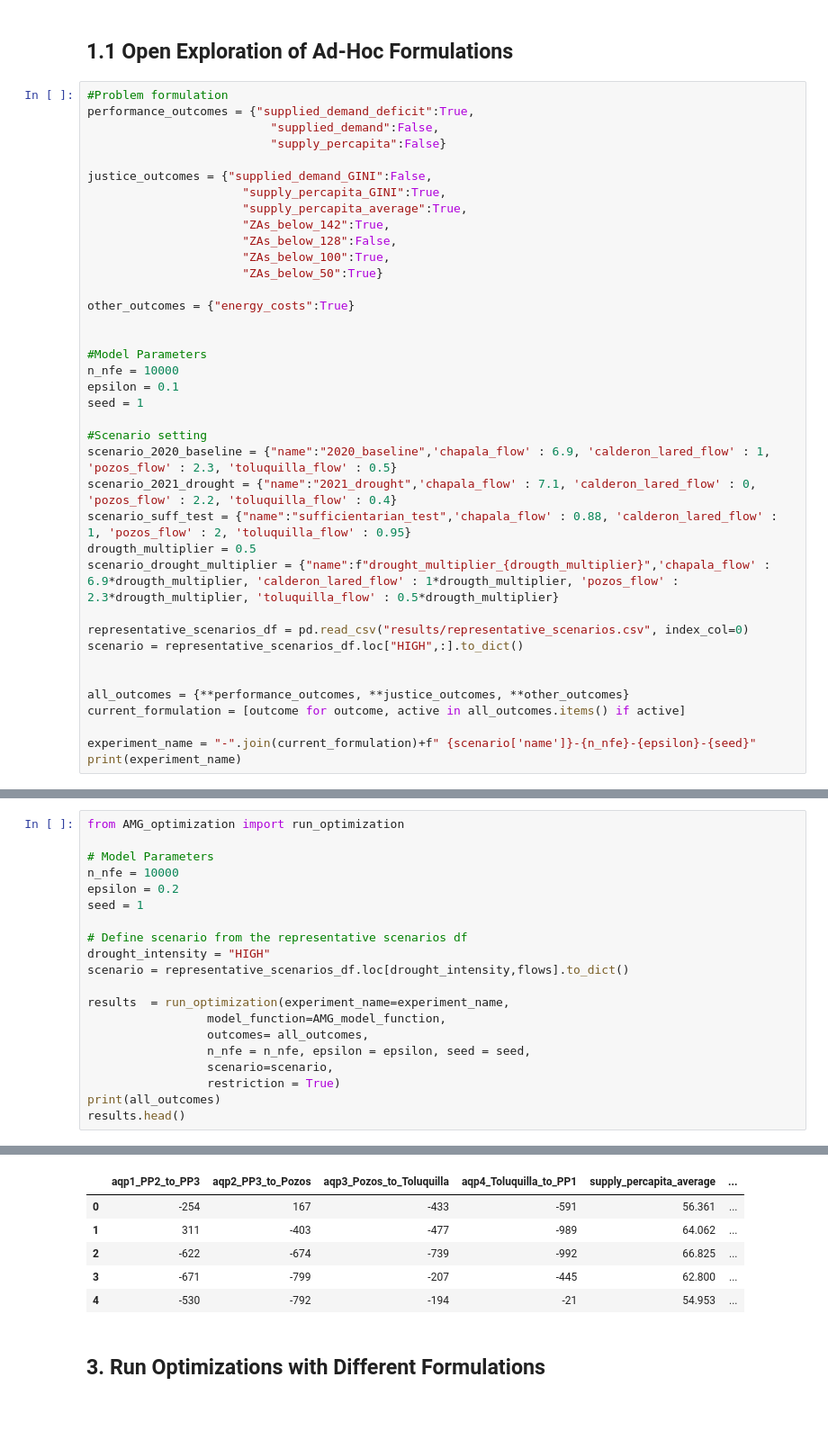
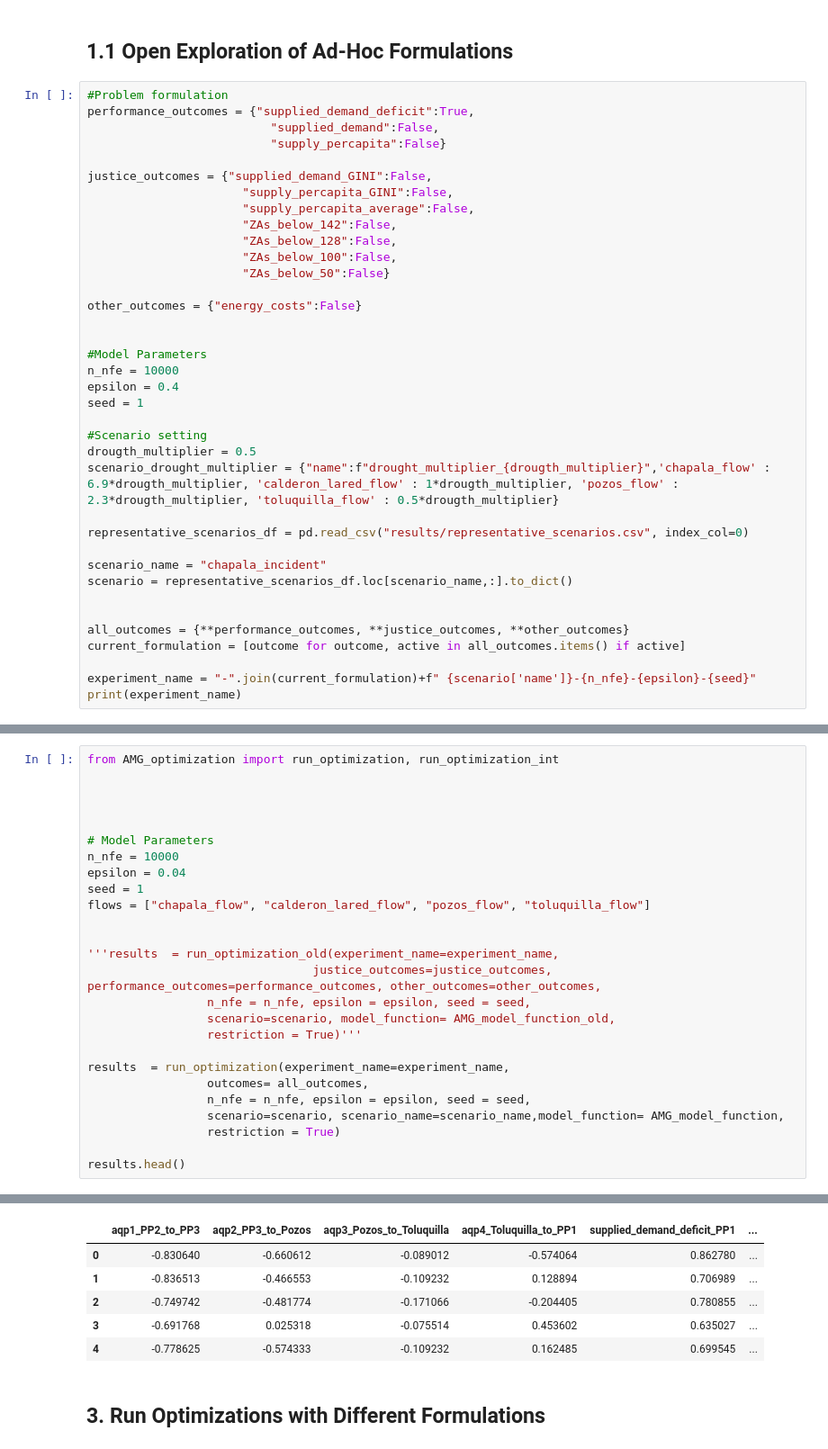
Before and after one commit to arielgoldin/GDL_Aquapheric_Policies, a Jupyter notebook: 2_optimization_formulations.ipynb, the cells around one changed output, grey strips where cells are left out. Shown at 90% size. Cells and saved outputs as stored; diff of their text form; blank space fills up the shorter version.

```diff
--- a/2_optimization_formulations.ipynb
+++ b/2_optimization_formulations.ipynb
@@ -118,30 +43,29 @@ performance_outcomes = {"supplied_demand_deficit":True,
                           "supply_percapita":False}
 
 justice_outcomes = {"supplied_demand_GINI":False,
-                      "supply_percapita_GINI":True,
-                      "supply_percapita_average":True,
-                      "ZAs_below_142":True,
+                      "supply_percapita_GINI":False,
+                      "supply_percapita_average":False,
+                      "ZAs_below_142":False,
                       "ZAs_below_128":False,
-                      "ZAs_below_100":True,
-                      "ZAs_below_50":True}
+                      "ZAs_below_100":False,
+                      "ZAs_below_50":False}
 
-other_outcomes = {"energy_costs":True}
+other_outcomes = {"energy_costs":False}
 
 
 #Model Parameters
 n_nfe = 10000
-epsilon = 0.1
+epsilon = 0.4
 seed = 1
 
 #Scenario setting
-scenario_2020_baseline = {"name":"2020_baseline",'chapala_flow' : 6.9, 'calderon_lared_flow' : 1, 'pozos_flow' : 2.3, 'toluquilla_flow' : 0.5}
-scenario_2021_drought = {"name":"2021_drought",'chapala_flow' : 7.1, 'calderon_lared_flow' : 0, 'pozos_flow' : 2.2, 'toluquilla_flow' : 0.4}
-scenario_suff_test = {"name":"sufficientarian_test",'chapala_flow' : 0.88, 'calderon_lared_flow' : 1, 'pozos_flow' : 2, 'toluquilla_flow' : 0.95}
 drougth_multiplier = 0.5
 scenario_drought_multiplier = {"name":f"drought_multiplier_{drougth_multiplier}",'chapala_flow' : 6.9*drougth_multiplier, 'calderon_lared_flow' : 1*drougth_multiplier, 'pozos_flow' : 2.3*drougth_multiplier, 'toluquilla_flow' : 0.5*drougth_multiplier}
 
 representative_scenarios_df = pd.read_csv("results/representative_scenarios.csv", index_col=0)
-scenario = representative_scenarios_df.loc["HIGH",:].to_dict()
+
+scenario_name = "chapala_incident"
+scenario = representative_scenarios_df.loc[scenario_name,:].to_dict()
 
 
 all_outcomes = {**performance_outcomes, **justice_outcomes, **other_outcomes}
@@ -162,21 +86,27 @@ scenario
 # %%
-from AMG_optimization import run_optimization
+from AMG_optimization import run_optimization, run_optimization_int
+
+
+
 
 # Model Parameters
 n_nfe = 10000
-epsilon = 0.2
+epsilon = 0.04
 seed = 1
+flows = ["chapala_flow", "calderon_lared_flow", "pozos_flow", "toluquilla_flow"]
 
-# Define scenario from the representative scenarios df
-drought_intensity = "HIGH"
-scenario = representative_scenarios_df.loc[drought_intensity,flows].to_dict()
+
+'''results  = run_optimization_old(experiment_name=experiment_name,
+                                justice_outcomes=justice_outcomes, performance_outcomes=performance_outcomes, other_outcomes=other_outcomes,
+                 n_nfe = n_nfe, epsilon = epsilon, seed = seed,
+                 scenario=scenario, model_function= AMG_model_function_old,
+                 restriction = True)'''
 
 results  = run_optimization(experiment_name=experiment_name,
-                 model_function=AMG_model_function,
                  outcomes= all_outcomes,
                  n_nfe = n_nfe, epsilon = epsilon, seed = seed,
-                 scenario=scenario,
+                 scenario=scenario, scenario_name=scenario_name,model_function= AMG_model_function,
                  restriction = True)
-print(all_outcomes)
+
 results.head()
 # %% [output]
@@ -187,9 +118,9 @@ results.head()
-|  | aqp1_PP2_to_PP3 | aqp2_PP3_to_Pozos | aqp3_Pozos_to_Toluquilla | aqp4_Toluquilla_to_PP1 | supply_percapita_average | ... |
-| 0 | -254 | 167 | -433 | -591 | 56.361 | ... |
-| 1 | 311 | -403 | -477 | -989 | 64.062 | ... |
-| 2 | -622 | -674 | -739 | -992 | 66.825 | ... |
-| 3 | -671 | -799 | -207 | -445 | 62.800 | ... |
-| 4 | -530 | -792 | -194 | -21 | 54.953 | ... |
+|  | aqp1_PP2_to_PP3 | aqp2_PP3_to_Pozos | aqp3_Pozos_to_Toluquilla | aqp4_Toluquilla_to_PP1 | supplied_demand_deficit_PP1 | ... |
+| 0 | -0.830640 | -0.660612 | -0.089012 | -0.574064 | 0.862780 | ... |
+| 1 | -0.836513 | -0.466553 | -0.109232 | 0.128894 | 0.706989 | ... |
+| 2 | -0.749742 | -0.481774 | -0.171066 | -0.204405 | 0.780855 | ... |
+| 3 | -0.691768 | 0.025318 | -0.075514 | 0.453602 | 0.635027 | ... |
+| 4 | -0.778625 | -0.574333 | -0.109232 | 0.162485 | 0.699545 | ... |
 # %% [markdown]
 ## 3. Run Optimizations with Different Formulations
 # %%
```
Also changed, not shown: parts of 23 cells of this notebook, 32 other files.
